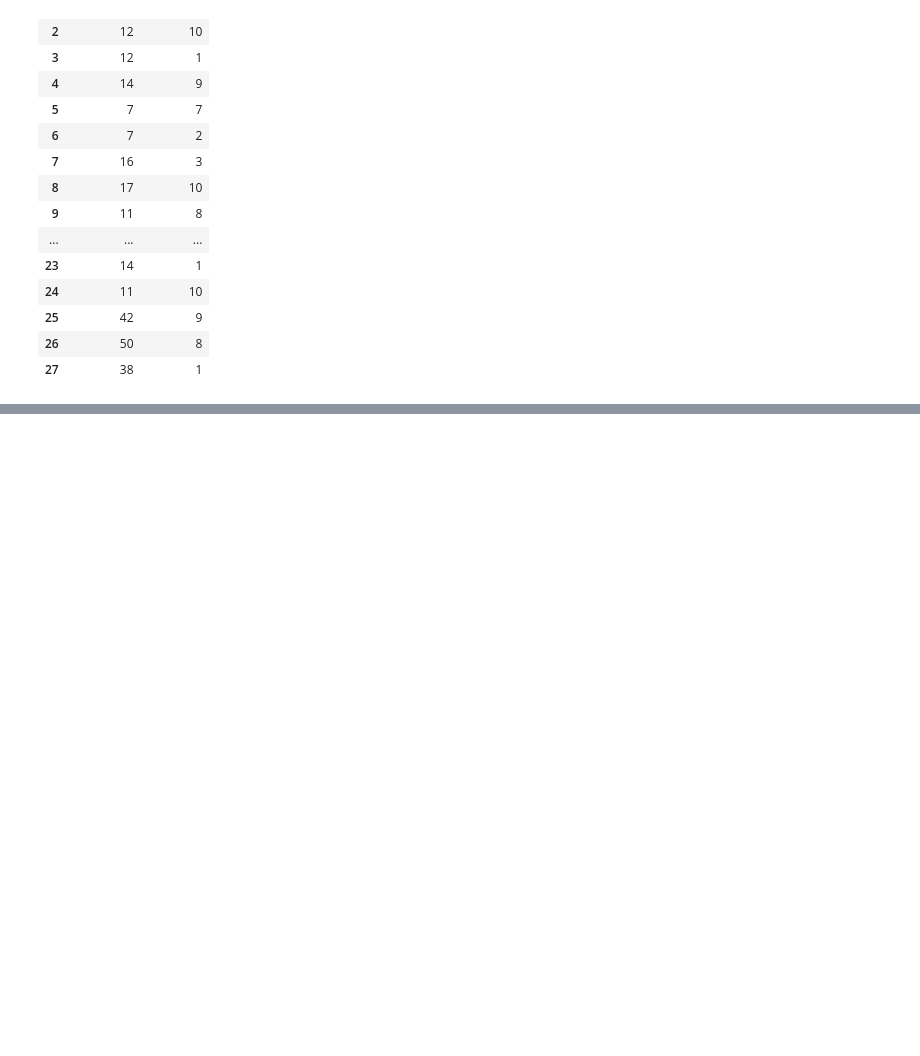
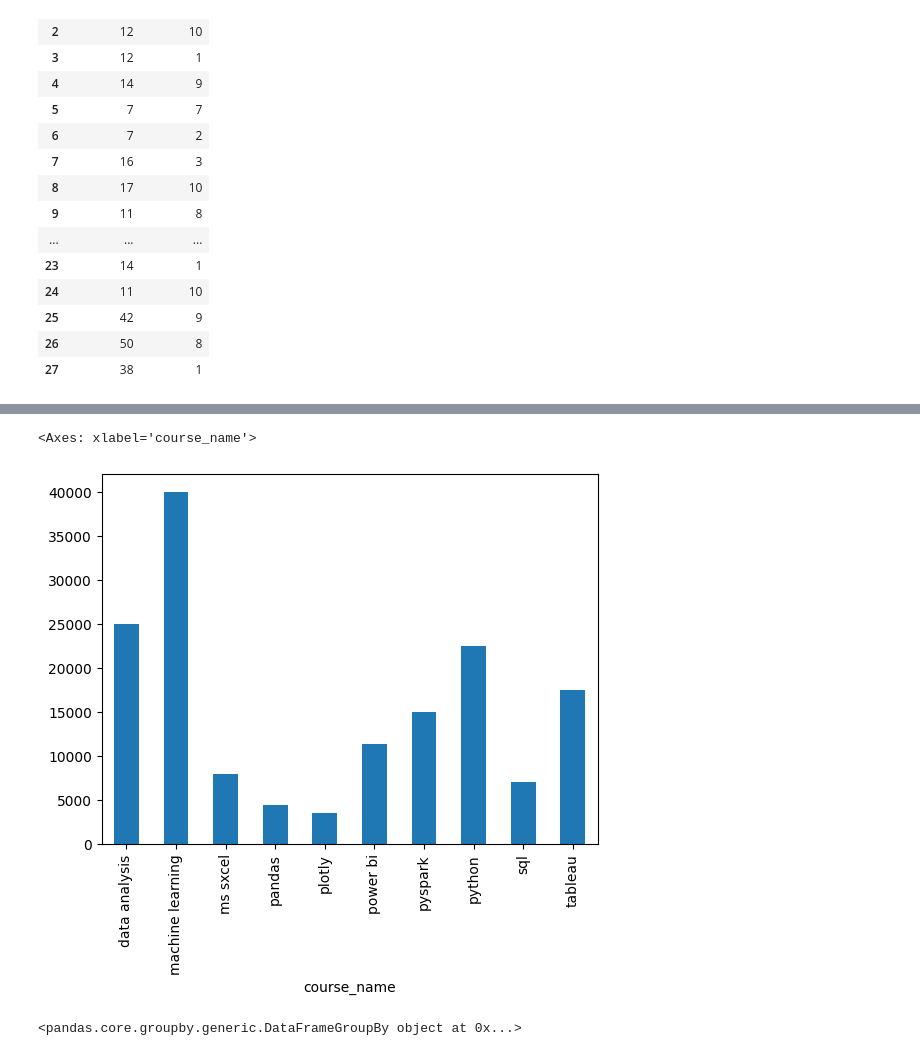
Before and after one commit to thesujalgaur/DATA-SCIENCE-Personal, a Jupyter notebook: Pandas/merging_joining_concatenating.ipynb, the cells around one changed output, grey strips where cells are left out. Drawn from its saved outputs; the diff is of its cells as text; code cells hidden in the pictures; blank space fills up the shorter version.

Commit message:
pandas

```diff
--- a/Pandas/merging_joining_concatenating.ipynb
+++ b/Pandas/merging_joining_concatenating.ipynb
@@ -30,0 +33,3 @@ dec
+# %%
+regs=pd.concat([nov,dec],ignore_index=True)
+regs
@@ -30,0 +240,11 @@ dec
+# %%
+regs.merge(courses,on='course_id').groupby('course_name')['price'].sum().plot(kind='bar')
+# %% [output]
+<Axes: xlabel='course_name'>
+[figure, added]
+# %%
+#5. find students enrolled in both the months
+a=multi.reset_index()
+a.merge(students,on='student_id').groupby('level_0')
+# %% [output]
+<pandas.core.groupby.generic.DataFrameGroupBy object at 0x...>
```
Also changed, not shown: parts of 29 cells of this notebook, 3 other files.
